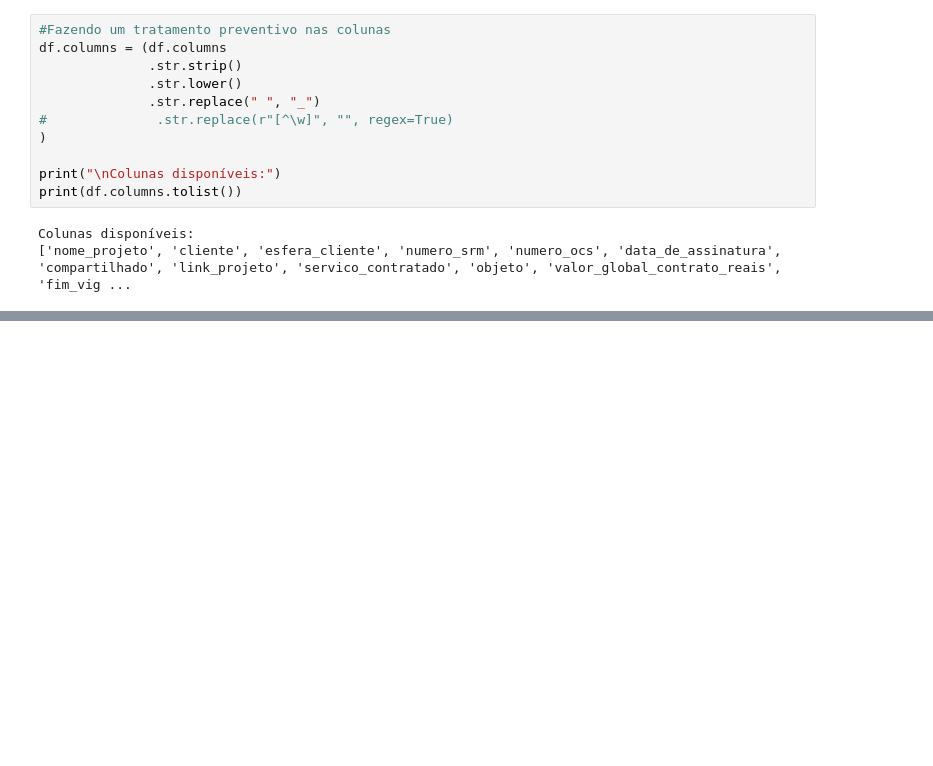
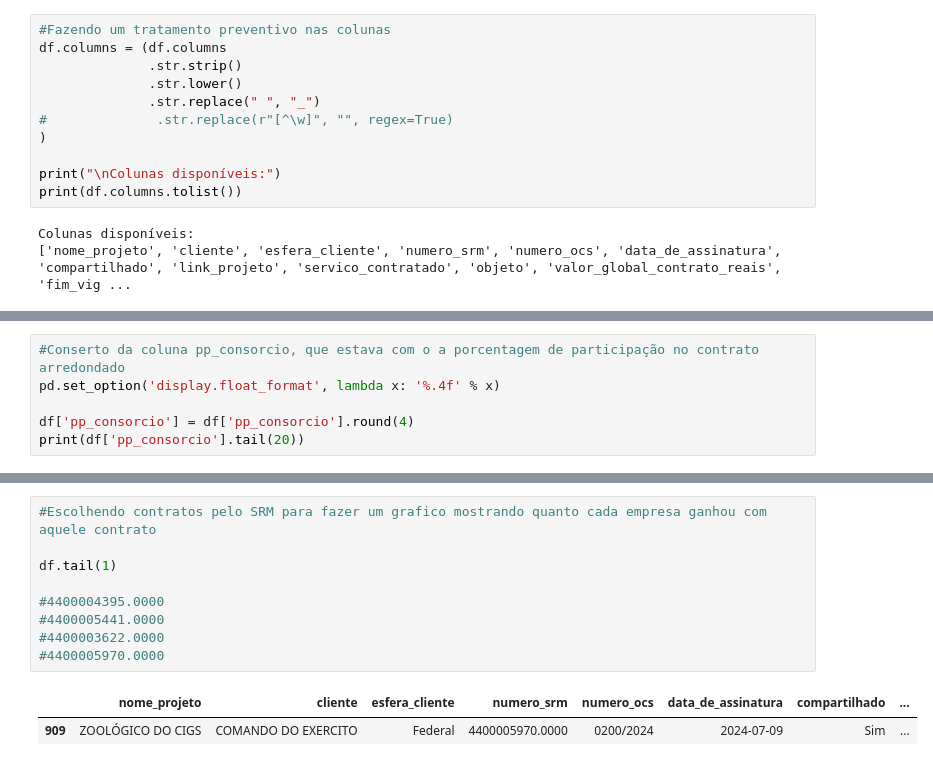
Before and after one commit to pdromls/Analise_BNDES, a Jupyter notebook: notebooks/analise_bndes.ipynb, the cells around one changed output, grey strips where cells are left out. Drawn from its saved outputs; the diff is of its cells as text; blank space fills up the shorter version.

Commit message:
Começando a fazer alguns gráficos

```diff
--- a/notebooks/analise_bndes.ipynb
+++ b/notebooks/analise_bndes.ipynb
@@ -132,0 +162,6 @@ Colunas disponíveis:
+# %%
+#Conserto da coluna pp_consorcio, que estava com o a porcentagem de participação no contrato arredondado
+pd.set_option('display.float_format', lambda x: '%.4f' % x)
+
+df['pp_consorcio'] = df['pp_consorcio'].round(4)
+print(df['pp_consorcio'].tail(20))
@@ -132,0 +181,12 @@ Colunas disponíveis:
+# %%
+#Escolhendo contratos pelo SRM para fazer um grafico mostrando quanto cada empresa ganhou com aquele contrato
+
+df.tail(1)
+
+#4400004395.0000
+#4400005441.0000
+#4400003622.0000
+#4400005970.0000
+# %% [output]
+|  | nome_projeto | cliente | esfera_cliente | numero_srm | numero_ocs | data_de_assinatura | compartilhado | ... |
+| 909 | ZOOLÓGICO DO CIGS | COMANDO DO EXERCITO | Federal | 4400005970.0000 | 0200/2024 | 2024-07-09 | Sim | ... |
```
Also changed, not shown: parts of 9 cells of this notebook, 2 other files.
